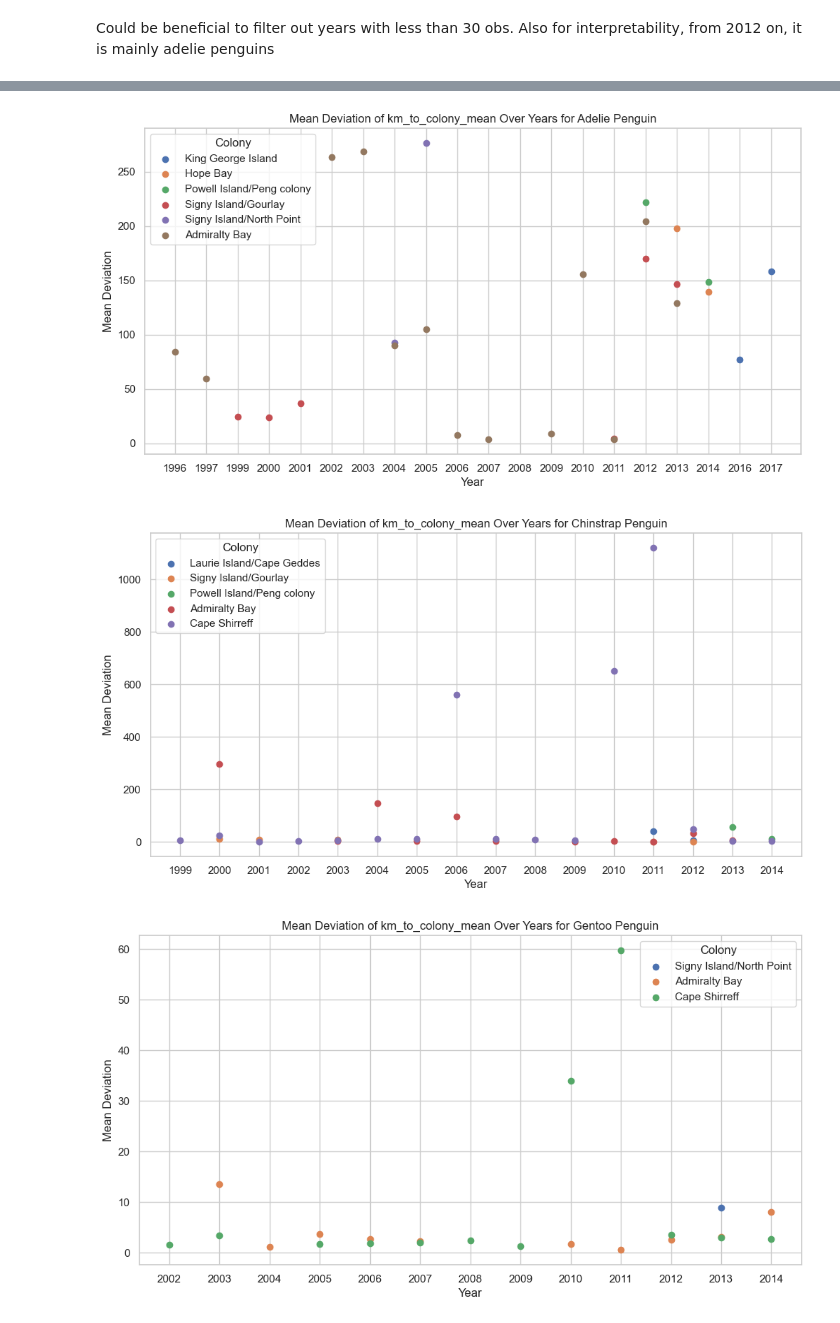
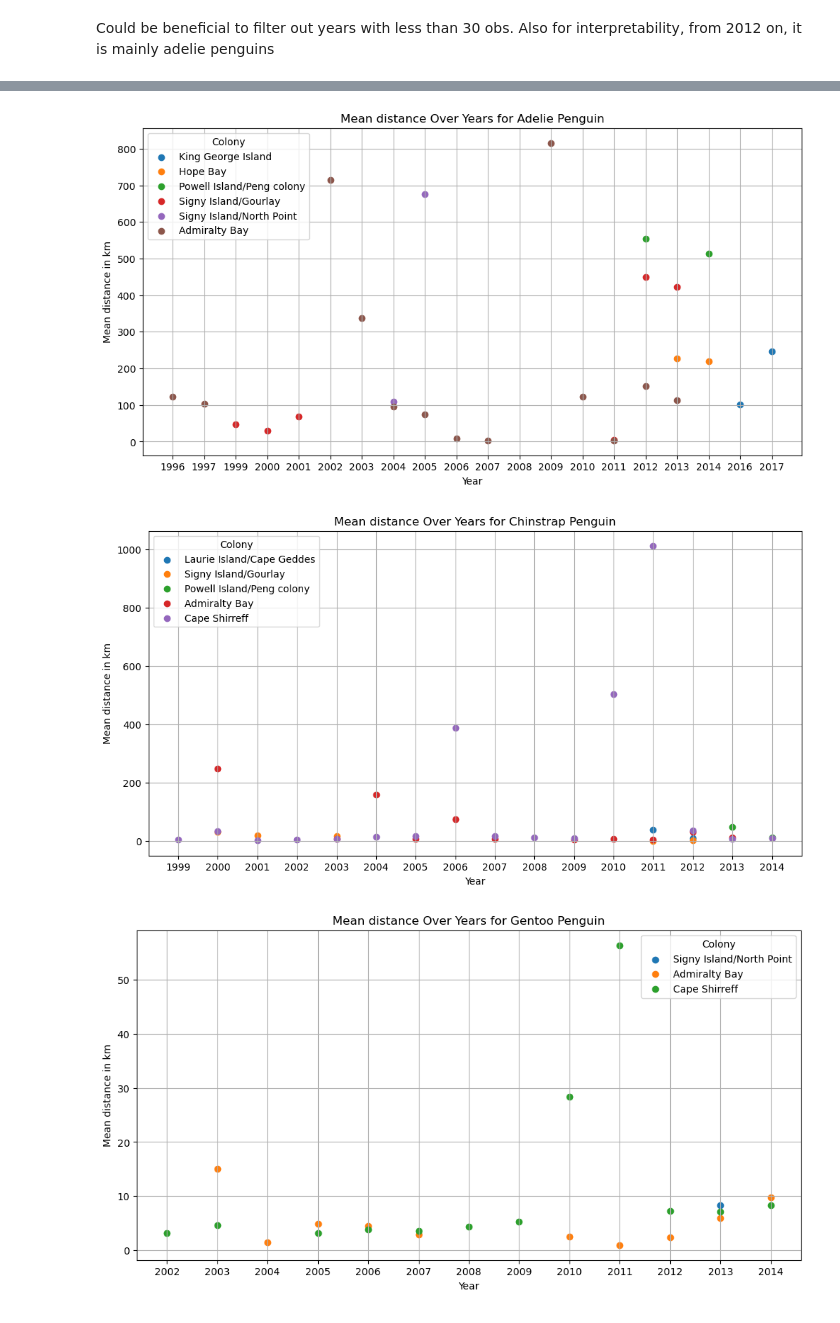
Before and after one commit to lennartp03/projectP, a Jupyter notebook: notebooks/penguin_feature_engineering.ipynb, the cells around one changed output, grey strips where cells are left out. Drawn from its saved outputs; the diff is of its cells as text; code cells hidden in the pictures.

```diff
--- a/notebooks/penguin_feature_engineering.ipynb
+++ b/notebooks/penguin_feature_engineering.ipynb
@@ -626,9 +626,9 @@ Also for interpretability, from 2012 on,  it is mainly adelie penguins
 mean_deviation_results = []
 for year in df_penguins_final['year'].unique():
     mean_value = df_penguins_final[df_penguins_final['year'] == year]['km_to_colony_mean'].mean()
-    mean_deviation = (df_penguins_final[df_penguins_final['year'] == year]['km_to_colony_mean'] - mean_value).abs().mean()
-    mean_deviation_results.append({'year': year, 'mean Deviation': mean_deviation})
-    print(year, mean_deviation)
+    # mean_deviation = (df_penguins_final[df_penguins_final['year'] == year]['km_to_colony_mean'] - mean_value).abs().mean()
+    mean_deviation_results.append({'year': year, 'mean distance': mean_value})
+    print(year, mean_value)
 
 # Convert results to DataFrame
 results_df = pd.DataFrame(mean_deviation_results)
@@ -671,17 +671,21 @@ plt.show()
 # %%
-# do it for each species independent of colony
+# do it for each species independent of colony and in percent
+# DOES IT MAKE SENSE TO USE KM TO COLONY? I DONT THINK SO
+# mean km to colony
+
 species = df['common_name'].unique()
-
+years = df_penguins_final['year'].unique()
 results_species = []
-for year in df_penguins_final['year'].unique():
+for year in years:
     print(year)
     for specie in species:
         print(specie)
         df_specie = df_penguins_final[(df_penguins_final['common_name'] == specie) & (df_penguins_final['year'] == year)]
         # Calculate mean deviation manually
         mean_value = df_specie['km_to_colony_mean'].mean()
-        mean_deviation = (df_specie['km_to_colony_mean'] - mean_value).abs().mean()
-        results_species.append({'year': year, 'species': specie, 'mean deviation': mean_deviation})
+        # mean_deviation = (df_specie['km_to_colony_mean'] - mean_value).abs().mean()
+        # mean_deviation_percent = mean_deviation/mean_value * 100
+        results_species.append({'year': year, 'species': specie, 'mean value': mean_value})
         print(mean_deviation)
 
 # Convert results to DataFrame
@@ -709,11 +713,11 @@ plt.figure(figsize=(12, 6))
 
 for specie in results_species['species'].unique():
     specie_data = results_species[results_species['species'] == specie]
-    plt.plot(specie_data['year'], specie_data['mean deviation'], label=specie)
+    plt.scatter(specie_data['year'], specie_data['mean value'], label=specie)
 
 plt.xlabel('Year')
-plt.ylabel('Mean Deviation')
-plt.title('Mean Deviation of km_to_colony_mean Over Years for Each Species')
+plt.ylabel('Mean distance to colony')
+plt.title('Mean distance to Colony in km Over Years for Each Species')
 plt.legend(title='Species')
 plt.grid(True)
 plt.show()
@@ -722,18 +726,18 @@ plt.show()
 # %%
 # for each species and colony
 species = df['common_name'].unique()
+years = df_penguins_final['year'].unique()
 results_species_colony = []
-for year in df_penguins_final['year'].unique():
+for year in years:
     for specie in species:
         print(specie)
         for colony in df[df['common_name'] == specie]['colony_name'].unique():
             df_specie = df_penguins_final[(df_penguins_final['common_name'] == specie) & (df_penguins_final['colony_name'] == colony) & (df_penguins_final['year'] == year)]
-
             # Calculate mean deviation manually
             mean_value = df_specie['km_to_colony_mean'].mean()
-            mean_deviation = (df_specie['km_to_colony_mean'] - mean_value).abs().mean()
-            results_species_colony.append({'year': year, 'species': specie, 'colony': colony, 'mean deviation': mean_deviation})
-            print(colony, mean_deviation)
+            # mean_deviation = (df_specie['km_to_colony_mean'] - mean_value).abs().mean()
+            results_species_colony.append({'year': year, 'species': specie, 'colony': colony, 'mean distance': mean_value})
+            print(colony, mean_value)
 # %% [output]
 Adelie Penguin
 King George Island nan
@@ -755,20 +759,20 @@ Cape Shirreff nan
 # %%
 # plot the results in 3 different plots, one for each species
 results_species_colony = pd.DataFrame(results_species_colony)
 
 for specie in species:
     results_specie = results_species_colony[results_species_colony['species'] == specie]
     plt.figure(figsize=(12, 6))
     for colony in results_specie['colony'].unique():
         colony_data = results_specie[results_specie['colony'] == colony]
-        plt.scatter(colony_data['year'], colony_data['mean deviation'], label=colony)
+        plt.scatter(colony_data['year'], colony_data['mean distance'], label=colony)
     plt.xlabel('Year')
-    plt.ylabel('Mean Deviation')
-    plt.title(f'Mean Deviation of km_to_colony_mean Over Years for {specie}')
+    plt.ylabel('Mean distance in km')
+    plt.title(f'Mean distance Over Years for {specie}')
     plt.legend(title='Colony')
     plt.grid(True)
     plt.show()
 # %% [output]
-[figure, old version]
+[figure, new version]
-[figure, old version]
+[figure, new version]
-[figure, old version]
+[figure, new version]
```
Also changed, not shown: parts of 11 cells of this notebook, 3 other files.
